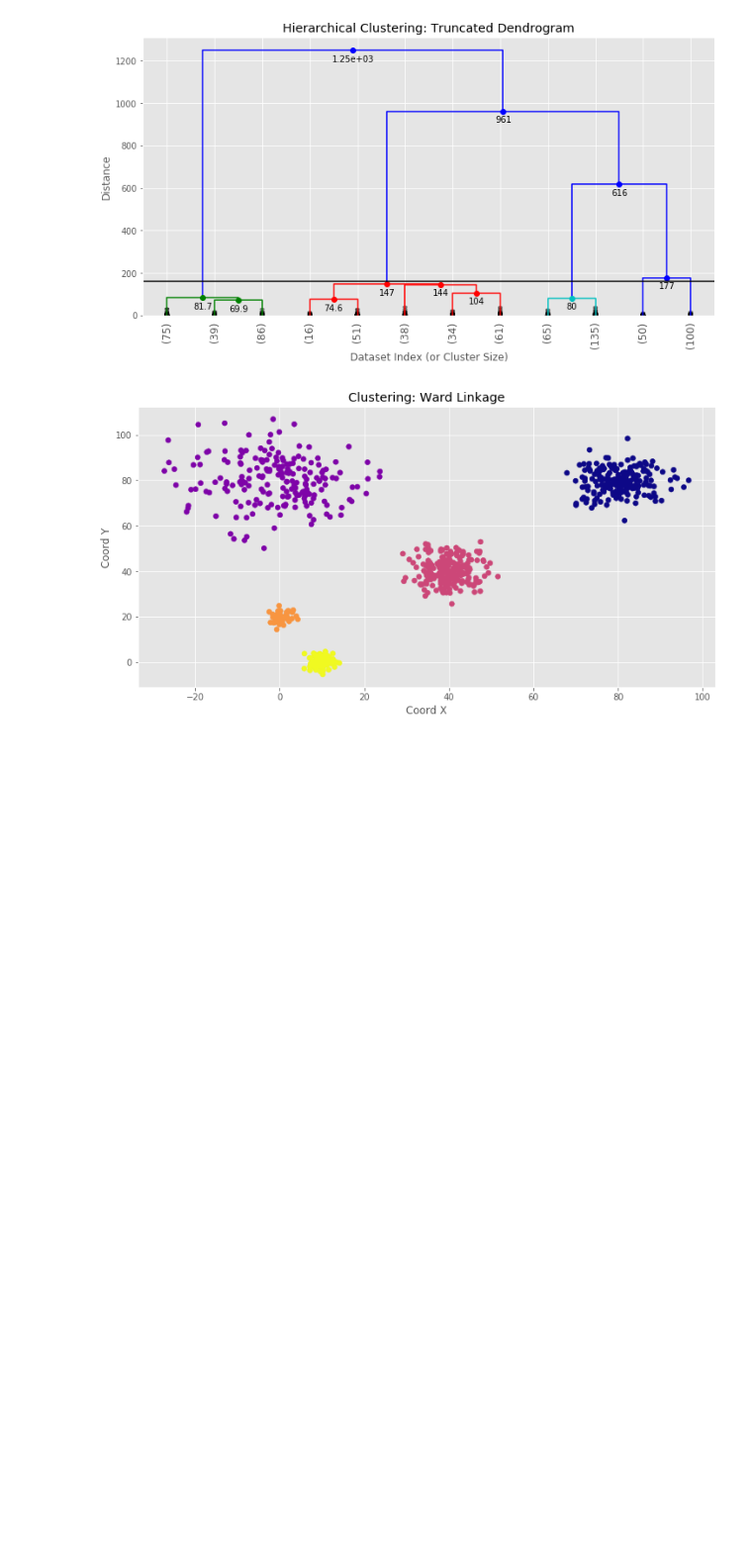
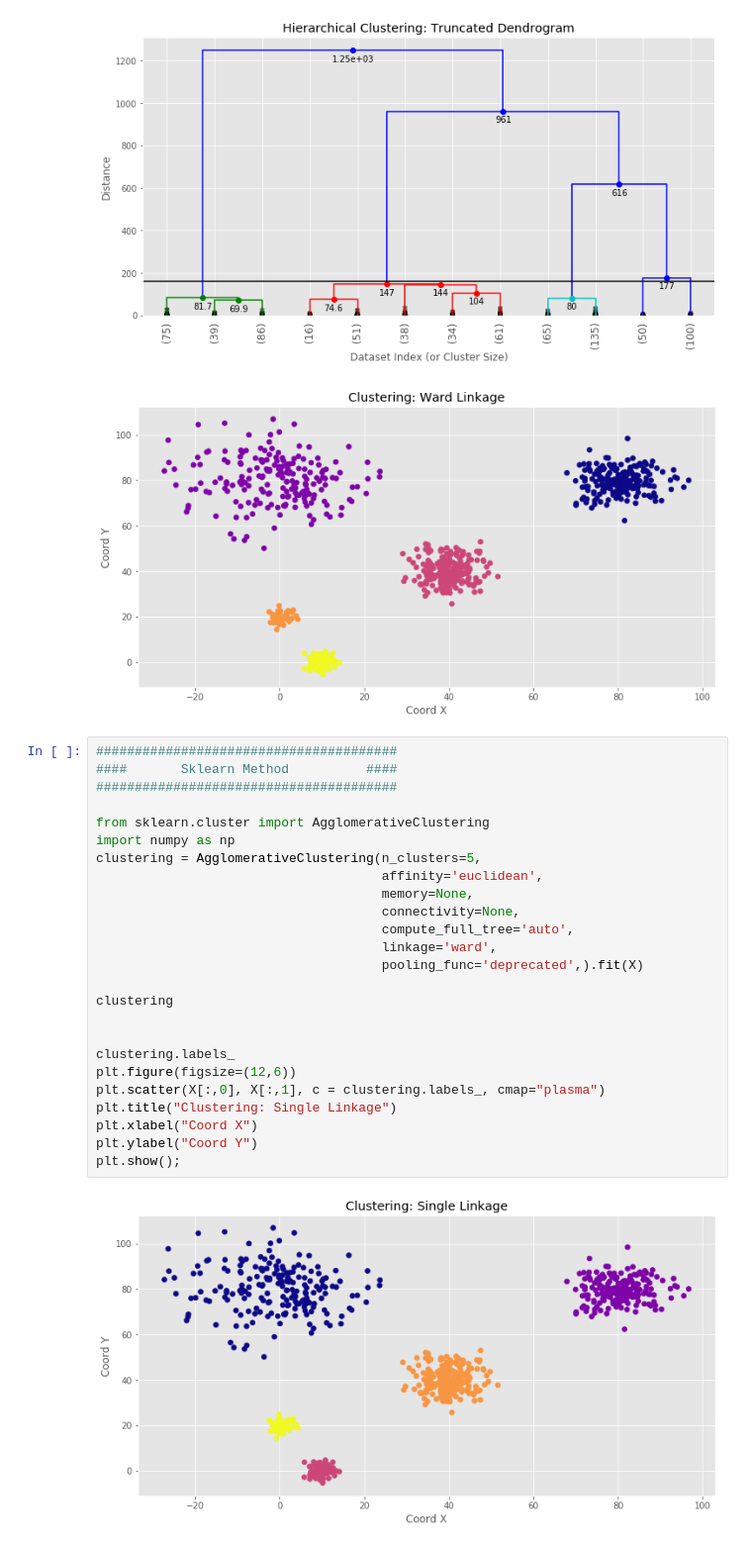
Before and after one commit to arrpak/MachineLearning, a Jupyter notebook: 09_Clustering/00_Clustering.ipynb, the cells around one changed output. Shown at 99% size. Saved outputs shown, nothing was run; the diff lists cells and outputs as text; blank space fills up the shorter version.

Commit message:
Hierarchical Clustering

```diff
--- a/09_Clustering/00_Clustering.ipynb
+++ b/09_Clustering/00_Clustering.ipynb
@@ -276,3 +276,30 @@ plt.show();
 # %% [output]
 [figure]
 [figure]
+# %%
+#######################################
+####       Sklearn Method          ####
+#######################################
+
+from sklearn.cluster import AgglomerativeClustering
+import numpy as np
+clustering = AgglomerativeClustering(n_clusters=5,
+                                     affinity='euclidean',
+                                     memory=None,
+                                     connectivity=None,
+                                     compute_full_tree='auto',
+                                     linkage='ward',
+                                     pooling_func='deprecated',).fit(X)
+
+clustering
+
+
+clustering.labels_
+plt.figure(figsize=(12,6))
+plt.scatter(X[:,0], X[:,1], c = clustering.labels_, cmap="plasma")
+plt.title("Clustering: Single Linkage")
+plt.xlabel("Coord X")
+plt.ylabel("Coord Y")
+plt.show();
+# %% [output]
+[figure, added]
```
